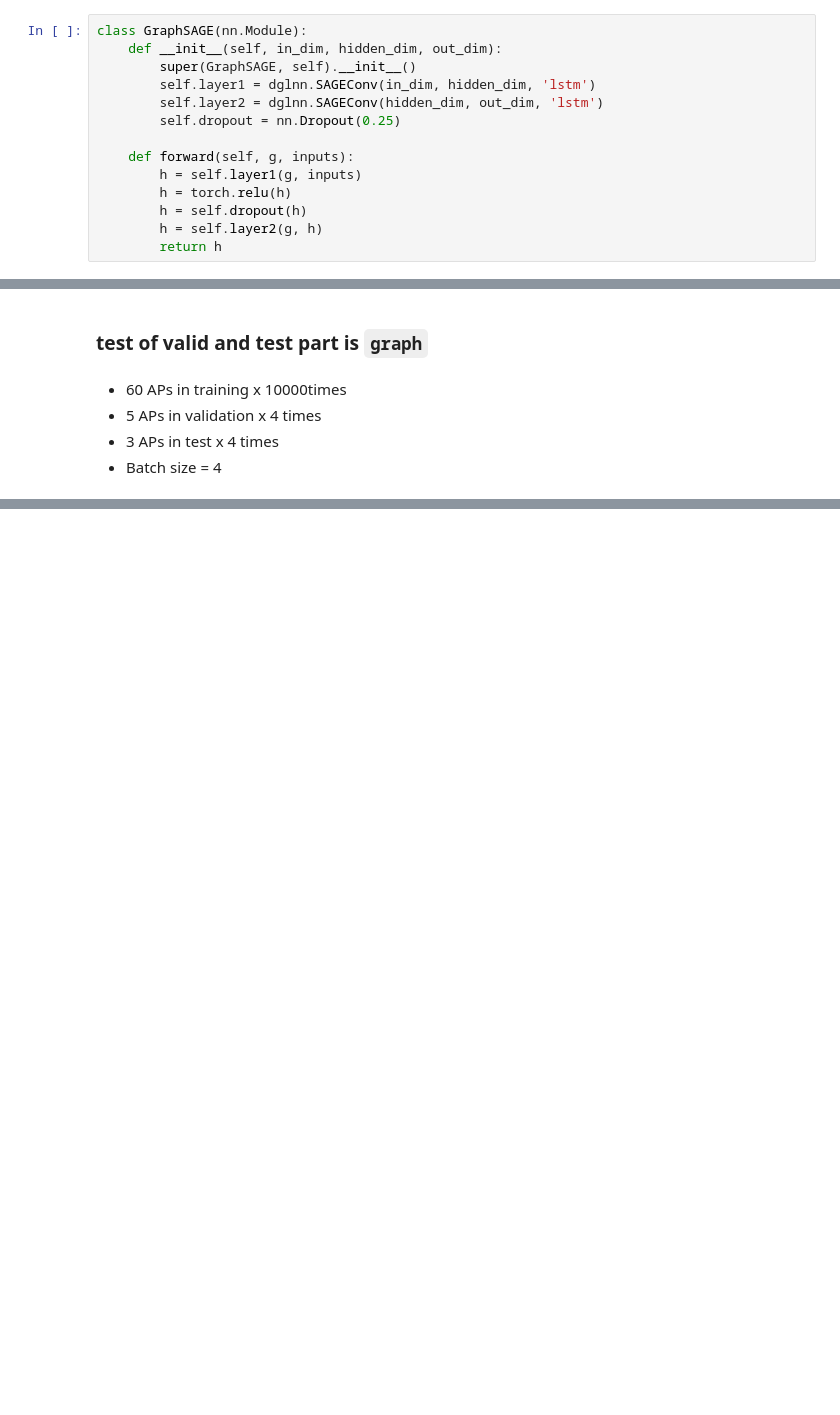
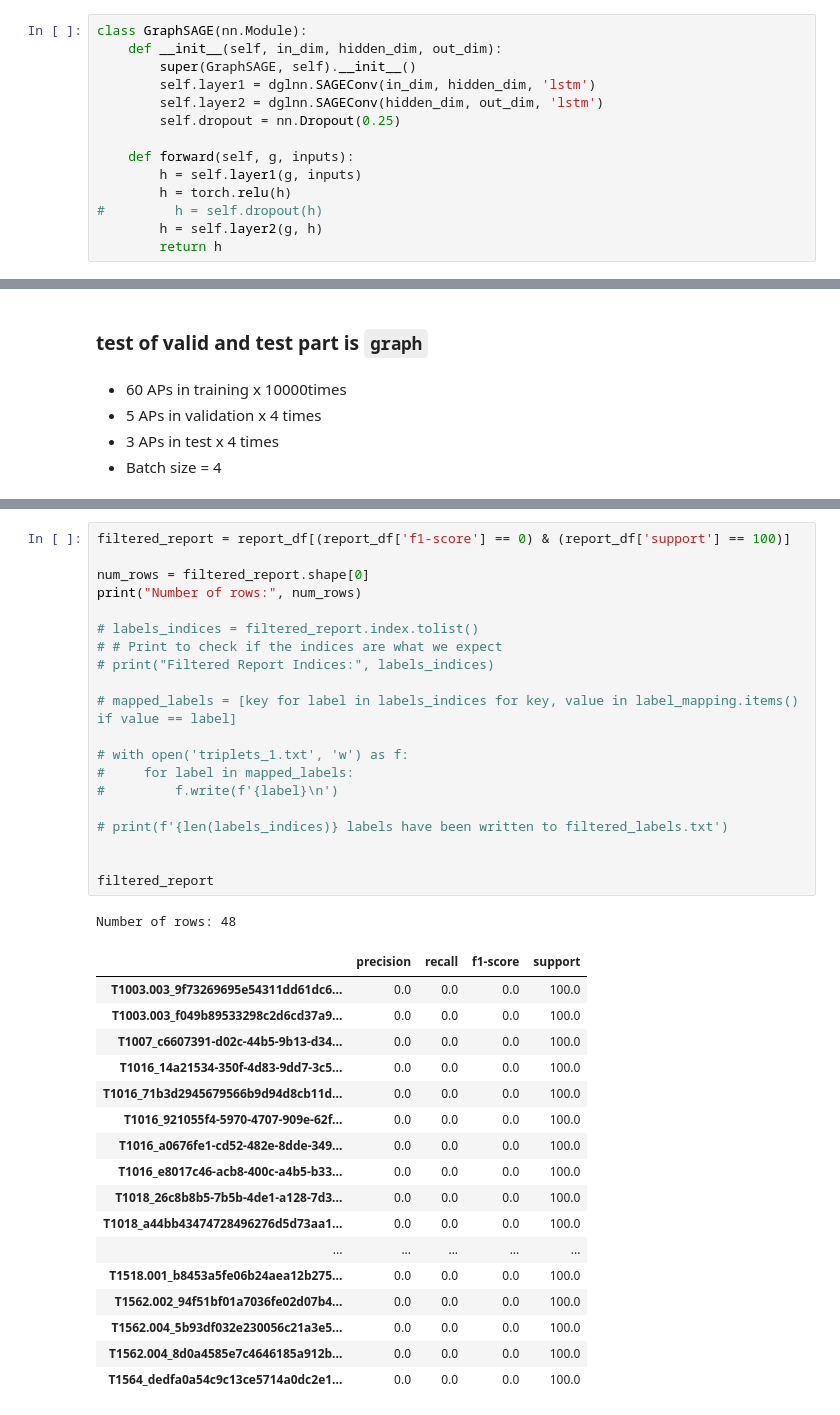
Before and after one commit to Bai1026/Intern-IIS, a Jupyter notebook: Audit-log_Analysis/code/GNN/training/graphSAGE_exp3/GraphSAGE_transR_50-Copy2.ipynb, the cells around one changed output, grey strips where cells are left out. Cells and saved outputs as stored; diff of their text form; blank space fills up the shorter version.

```diff
--- a/Audit-log_Analysis/code/GNN/training/graphSAGE_exp3/GraphSAGE_transR_50-Copy2.ipynb
+++ b/Audit-log_Analysis/code/GNN/training/graphSAGE_exp3/GraphSAGE_transR_50-Copy2.ipynb
@@ -161,7 +161,7 @@ class GraphSAGE(nn.Module):
     def forward(self, g, inputs):
         h = self.layer1(g, inputs)
         h = torch.relu(h)
-        h = self.dropout(h)
+#         h = self.dropout(h)
         h = self.layer2(g, h)
         return h
 # %%
@@ -635,0 +696,39 @@ T1003.001_0ef4cc7b-611c-4237-b20b-db36b6906554       1.00      1.00      1.00
+# %%
+filtered_report = report_df[(report_df['f1-score'] == 0) & (report_df['support'] == 100)]
+
+num_rows = filtered_report.shape[0]
+print("Number of rows:", num_rows)
+
+# labels_indices = filtered_report.index.tolist()
+# # Print to check if the indices are what we expect
+# print("Filtered Report Indices:", labels_indices)
+
+# mapped_labels = [key for label in labels_indices for key, value in label_mapping.items() if value == label]
+
+# with open('triplets_1.txt', 'w') as f:
+#     for label in mapped_labels:
+#         f.write(f'{label}\n')
+
+# print(f'{len(labels_indices)} labels have been written to filtered_labels.txt')
+
+
+filtered_report
+# %% [output]
+Number of rows: 48
+|  | precision | recall | f1-score | support |
+| T1003.003_9f73269695e54311dd61dc6... | 0.0 | 0.0 | 0.0 | 100.0 |
+| T1003.003_f049b89533298c2d6cd37a9... | 0.0 | 0.0 | 0.0 | 100.0 |
+| T1007_c6607391-d02c-44b5-9b13-d34... | 0.0 | 0.0 | 0.0 | 100.0 |
+| T1016_14a21534-350f-4d83-9dd7-3c5... | 0.0 | 0.0 | 0.0 | 100.0 |
+| T1016_71b3d2945679566b9d94d8cb11d... | 0.0 | 0.0 | 0.0 | 100.0 |
+| T1016_921055f4-5970-4707-909e-62f... | 0.0 | 0.0 | 0.0 | 100.0 |
+| T1016_a0676fe1-cd52-482e-8dde-349... | 0.0 | 0.0 | 0.0 | 100.0 |
+| T1016_e8017c46-acb8-400c-a4b5-b33... | 0.0 | 0.0 | 0.0 | 100.0 |
+| T1018_26c8b8b5-7b5b-4de1-a128-7d3... | 0.0 | 0.0 | 0.0 | 100.0 |
+| T1018_a44bb43474728496276d5d73aa1... | 0.0 | 0.0 | 0.0 | 100.0 |
+| ... | ... | ... | ... | ... |
+| T1518.001_b8453a5fe06b24aea12b275... | 0.0 | 0.0 | 0.0 | 100.0 |
+| T1562.002_94f51bf01a7036fe02d07b4... | 0.0 | 0.0 | 0.0 | 100.0 |
+| T1562.004_5b93df032e230056c21a3e5... | 0.0 | 0.0 | 0.0 | 100.0 |
+| T1562.004_8d0a4585e7c4646185a912b... | 0.0 | 0.0 | 0.0 | 100.0 |
+| T1564_dedfa0a54c9c13ce5714a0dc2e1... | 0.0 | 0.0 | 0.0 | 100.0 |
```
Also changed, not shown: parts of 10 cells of this notebook, 58 other files.
